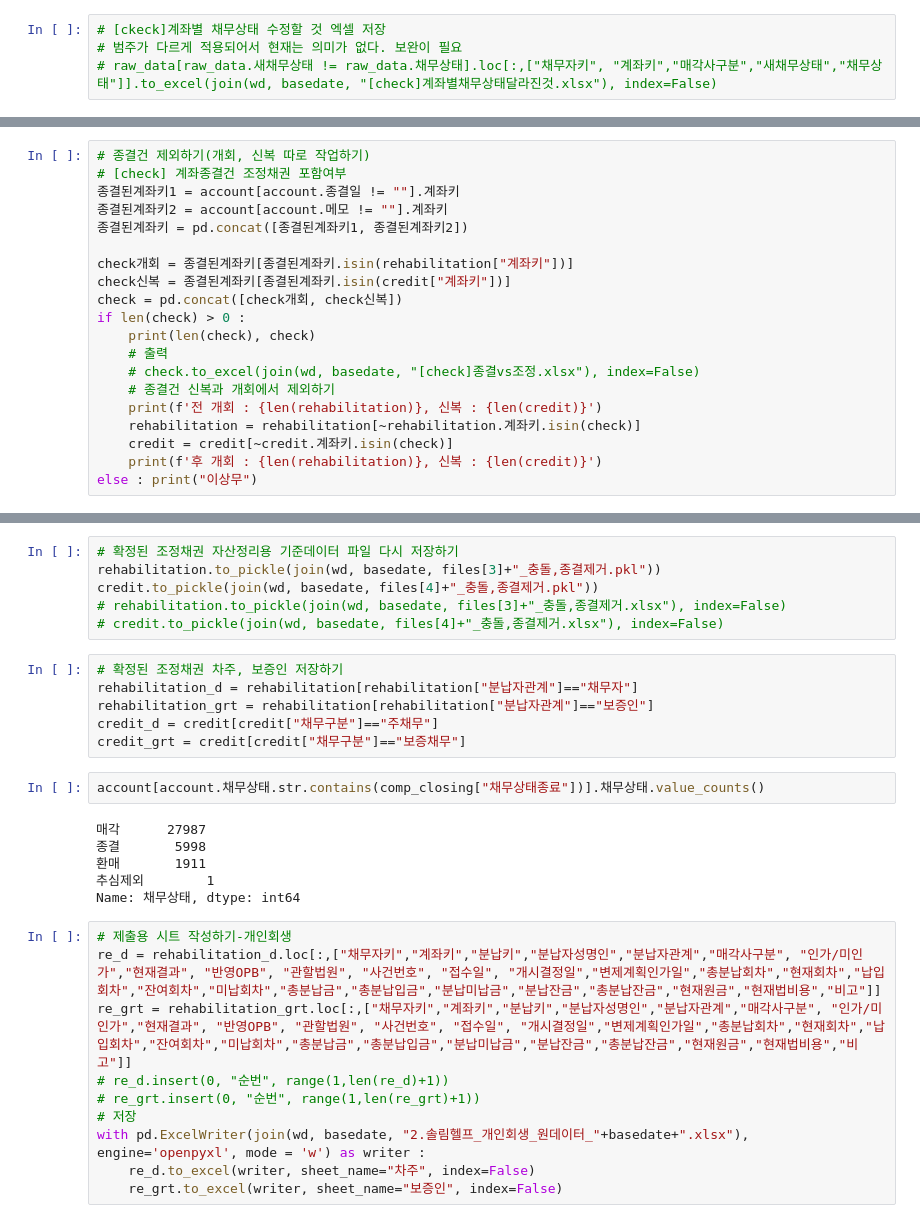
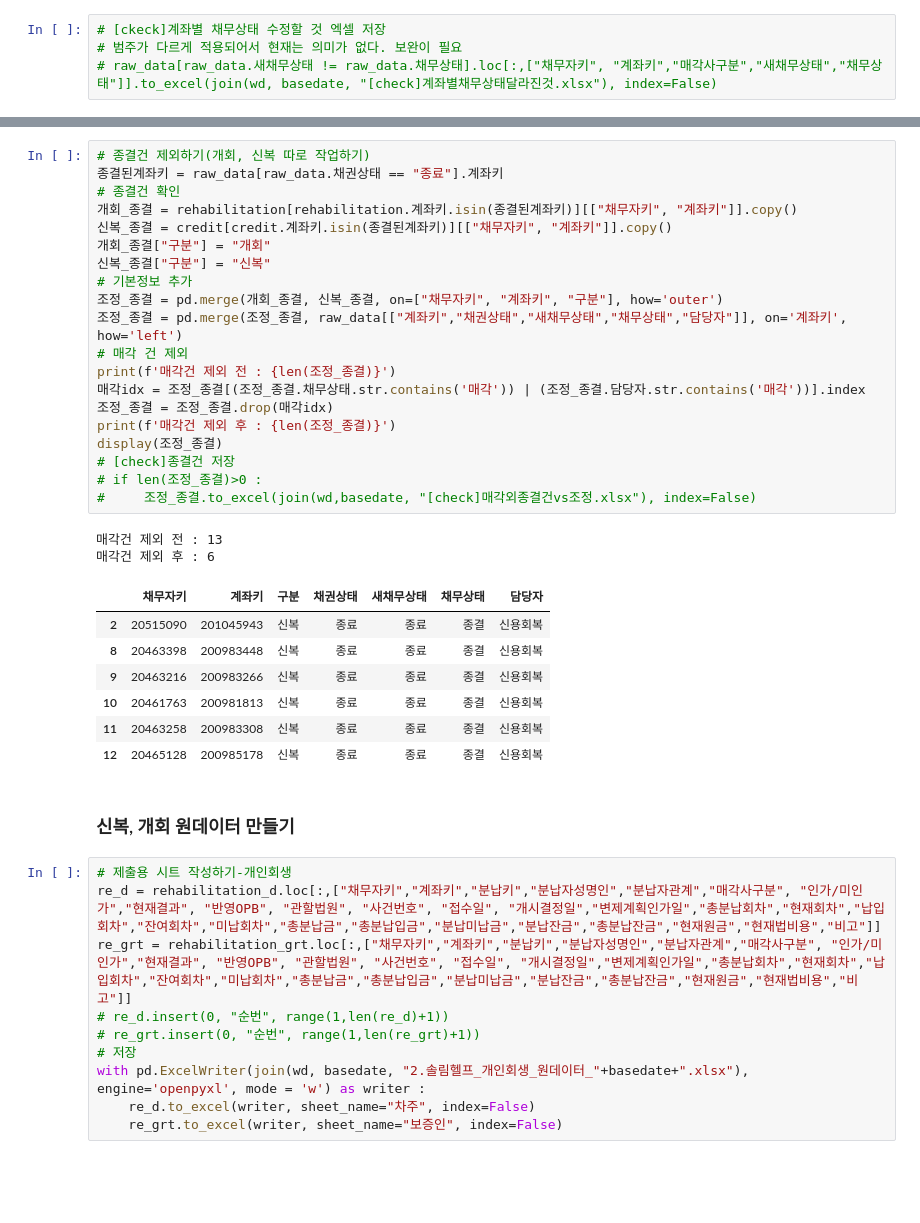
Before and after one commit to jbmyou/python_work, a Jupyter notebook: fileNaming/전산_자산정리_솔림2.ipynb, the cells around one changed output, grey strips where cells are left out. Cells and saved outputs as stored; diff of their text form; blank space fills up the shorter version.

```diff
--- a/fileNaming/전산_자산정리_솔림2.ipynb
+++ b/fileNaming/전산_자산정리_솔림2.ipynb
@@ -473,20 +427,0 @@ print(len(check_새채무자키_채무상태), )
-# %%
-# 종결건 제외하기(개회, 신복 따로 작업하기)
-# [check] 계좌종결건 조정채권 포함여부
-종결된계좌키1 = account[account.종결일 != ""].계좌키
-종결된계좌키2 = account[account.메모 != ""].계좌키
-종결된계좌키 = pd.concat([종결된계좌키1, 종결된계좌키2])
-
-check개회 = 종결된계좌키[종결된계좌키.isin(rehabilitation["계좌키"])]
-check신복 = 종결된계좌키[종결된계좌키.isin(credit["계좌키"])]
-check = pd.concat([check개회, check신복])
-if len(check) > 0 :
-    print(len(check), check)
-    # 출력
-    # check.to_excel(join(wd, basedate, "[check]종결vs조정.xlsx"), index=False)
-    # 종결건 신복과 개회에서 제외하기
-    print(f'전 개회 : {len(rehabilitation)}, 신복 : {len(credit)}')
-    rehabilitation = rehabilitation[~rehabilitation.계좌키.isin(check)]
-    credit = credit[~credit.계좌키.isin(check)]
-    print(f'후 개회 : {len(rehabilitation)}, 신복 : {len(credit)}')
-else : print("이상무")
@@ -504,23 +428,35 @@ Name: 계좌키, dtype: object
-# %%
-# 확정된 조정채권 자산정리용 기준데이터 파일 다시 저장하기
-rehabilitation.to_pickle(join(wd, basedate, files[3]+"_충돌,종결제거.pkl"))
-credit.to_pickle(join(wd, basedate, files[4]+"_충돌,종결제거.pkl"))
-# rehabilitation.to_pickle(join(wd, basedate, files[3]+"_충돌,종결제거.xlsx"), index=False)
-# credit.to_pickle(join(wd, basedate, files[4]+"_충돌,종결제거.xlsx"), index=False)
-# %%
-# 확정된 조정채권 차주, 보증인 저장하기
-rehabilitation_d = rehabilitation[rehabilitation["분납자관계"]=="채무자"]
-rehabilitation_grt = rehabilitation[rehabilitation["분납자관계"]=="보증인"]
-credit_d = credit[credit["채무구분"]=="주채무"]
-credit_grt = credit[credit["채무구분"]=="보증채무"]
-# %%
-account[account.채무상태.str.contains(comp_closing["채무상태종료"])].채무상태.value_counts()
-# %% [output]
-매각      27987
-종결       5998
-환매       1911
-추심제외        1
-Name: 채무상태, dtype: int64
+# %%
+# 종결건 제외하기(개회, 신복 따로 작업하기)
+종결된계좌키 = raw_data[raw_data.채권상태 == "종료"].계좌키
+# 종결건 확인
+개회_종결 = rehabilitation[rehabilitation.계좌키.isin(종결된계좌키)][["채무자키", "계좌키"]].copy()
+신복_종결 = credit[credit.계좌키.isin(종결된계좌키)][["채무자키", "계좌키"]].copy()
+개회_종결["구분"] = "개회"
+신복_종결["구분"] = "신복"
+# 기본정보 추가
+조정_종결 = pd.merge(개회_종결, 신복_종결, on=["채무자키", "계좌키", "구분"], how='outer')
+조정_종결 = pd.merge(조정_종결, raw_data[["계좌키","채권상태","새채무상태","채무상태","담당자"]], on='계좌키', how='left')
+# 매각 건 제외
+print(f'매각건 제외 전 : {len(조정_종결)}')
+매각idx = 조정_종결[(조정_종결.채무상태.str.contains('매각')) | (조정_종결.담당자.str.contains('매각'))].index
+조정_종결 = 조정_종결.drop(매각idx)
+print(f'매각건 제외 후 : {len(조정_종결)}')
+display(조정_종결)
+# [check]종결건 저장
+# if len(조정_종결)>0 :
+#     조정_종결.to_excel(join(wd,basedate, "[check]매각외종결건vs조정.xlsx"), index=False)
+# %% [output]
+매각건 제외 전 : 13
+매각건 제외 후 : 6
+|  | 채무자키 | 계좌키 | 구분 | 채권상태 | 새채무상태 | 채무상태 | 담당자 |
+| 2 | 20515090 | 201045943 | 신복 | 종료 | 종료 | 종결 | 신용회복 |
+| 8 | 20463398 | 200983448 | 신복 | 종료 | 종료 | 종결 | 신용회복 |
+| 9 | 20463216 | 200983266 | 신복 | 종료 | 종료 | 종결 | 신용회복 |
+| 10 | 20461763 | 200981813 | 신복 | 종료 | 종료 | 종결 | 신용회복 |
+| 11 | 20463258 | 200983308 | 신복 | 종료 | 종료 | 종결 | 신용회복 |
+| 12 | 20465128 | 200985178 | 신복 | 종료 | 종료 | 종결 | 신용회복 |
+# %% [markdown]
+### 신복, 개회 원데이터 만들기
 # %%
 # 제출용 시트 작성하기-개인회생
 re_d = rehabilitation_d.loc[:,["채무자키","계좌키","분납키","분납자성명인","분납자관계","매각사구분", "인가/미인가","현재결과", "반영OPB", "관할법원", "사건번호", "접수일", "개시결정일","변제계획인가일","총분납회차","현재회차","납입회차","잔여회차","미납회차","총분납금","총분납입금","분납미납금","분납잔금","총분납잔금","현재원금","현재법비용","비고"]]
```
Also changed, not shown: parts of 40 cells of this notebook, 2 other files.
